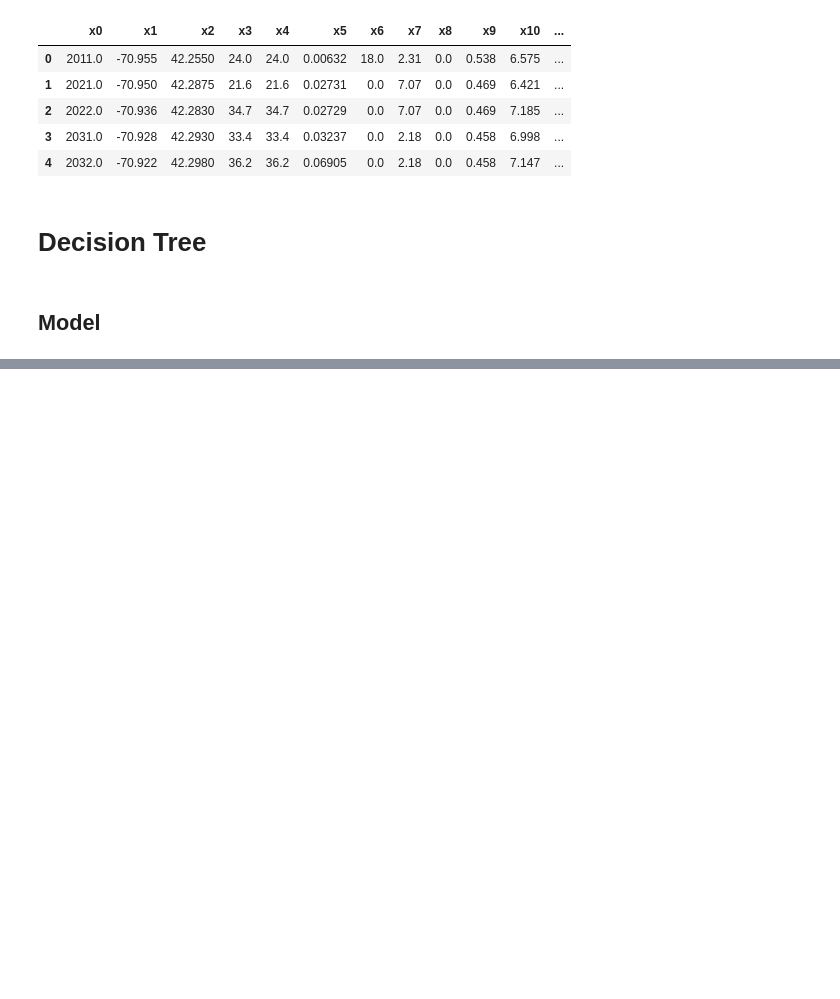
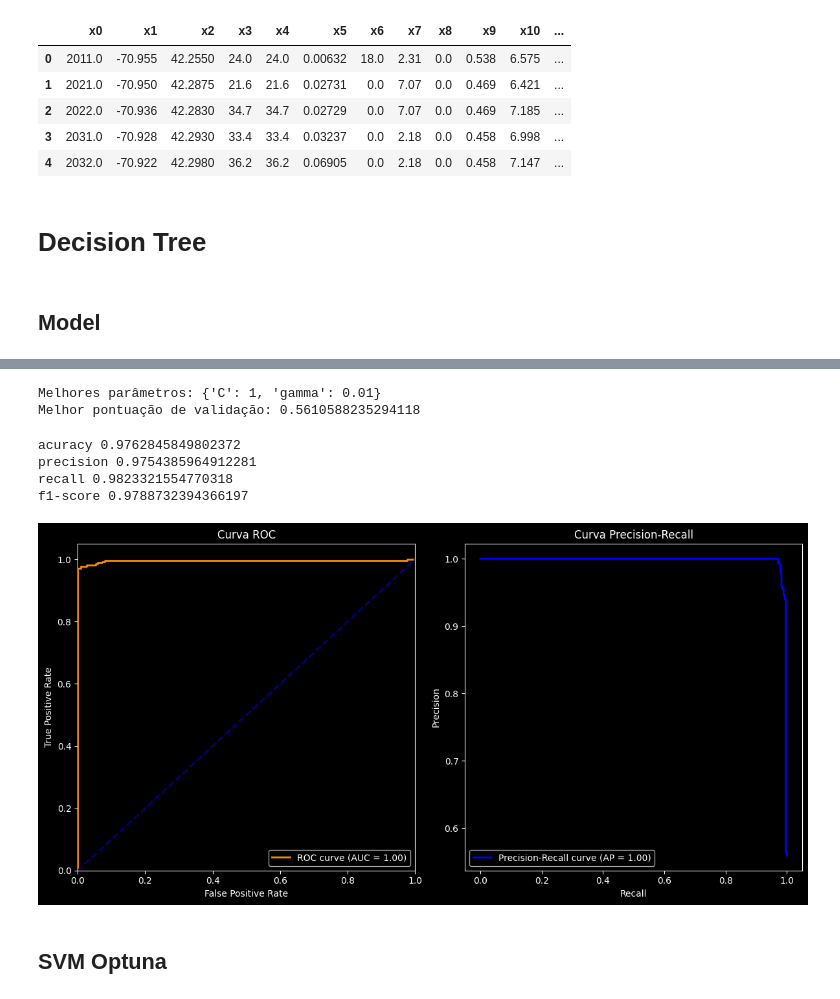
Before and after one commit to viniciuspxc/Reconhecimento_de_Padroes, a Jupyter notebook: Listas/Lista 5/Lista 05.ipynb, the cells around one changed output, grey strips where cells are left out. Drawn from its saved outputs; the diff is of its cells as text; code cells hidden in the pictures; blank space fills up the shorter version.

```diff
--- a/Listas/Lista 5/Lista 05.ipynb
+++ b/Listas/Lista 5/Lista 05.ipynb
@@ -314,0 +349,16 @@ plot_roc_pr_curves(best_model_results[2], best_model_results[3], title_prefix="B
+# %%
+X = bostonbin.iloc[:, 0:-1]
+y = bostonbin.iloc[:, -1]
+
+model = svm.SVC(kernel="rbf", probability=True)
+
+param_grid = {
+    "C": [2**x for x in range(-5, 16)],
+    "gamma": [2**x for x in range(-15, 4)],
+}
+
+scoring = make_scorer(lambda y_true, y_pred: np.mean(y_true == y_pred))
+
+grid_search = GridSearchCV(
+    estimator=model, param_grid=param_grid, cv=10, scoring=scoring)
+grid_search.fit(X, y)
@@ -314,0 +376,26 @@ plot_roc_pr_curves(best_model_results[2], best_model_results[3], title_prefix="B
+# %%
+print("Melhores parâmetros:", grid_search.best_params_)
+print("Melhor pontuação de validação:", grid_search.best_score_)
+# %% [output]
+Melhores parâmetros: {'C': 1, 'gamma': 0.01}
+Melhor pontuação de validação: 0.5610588235294118
+# %%
+metric = Metrics(y, grid_search.predict(X))
+
+print('acuracy', metric.accuracy)
+print('precision', metric.precision)
+print('recall', metric.recall)
+print('f1-score', metric.f1_score)
+# %% [output]
+acuracy 0.9762845849802372
+precision 0.9754385964912281
+recall 0.9823321554770318
+f1-score 0.9788732394366197
+# %%
+grid_proba = grid_search.best_estimator_.predict_proba(X)[:, 1]
+
+plot_roc_pr(X, y, grid_proba)
+# %% [output]
+[figure, added]
+# %% [markdown]
+## SVM Optuna
```
Also changed, not shown: parts of 33 cells of this notebook.
